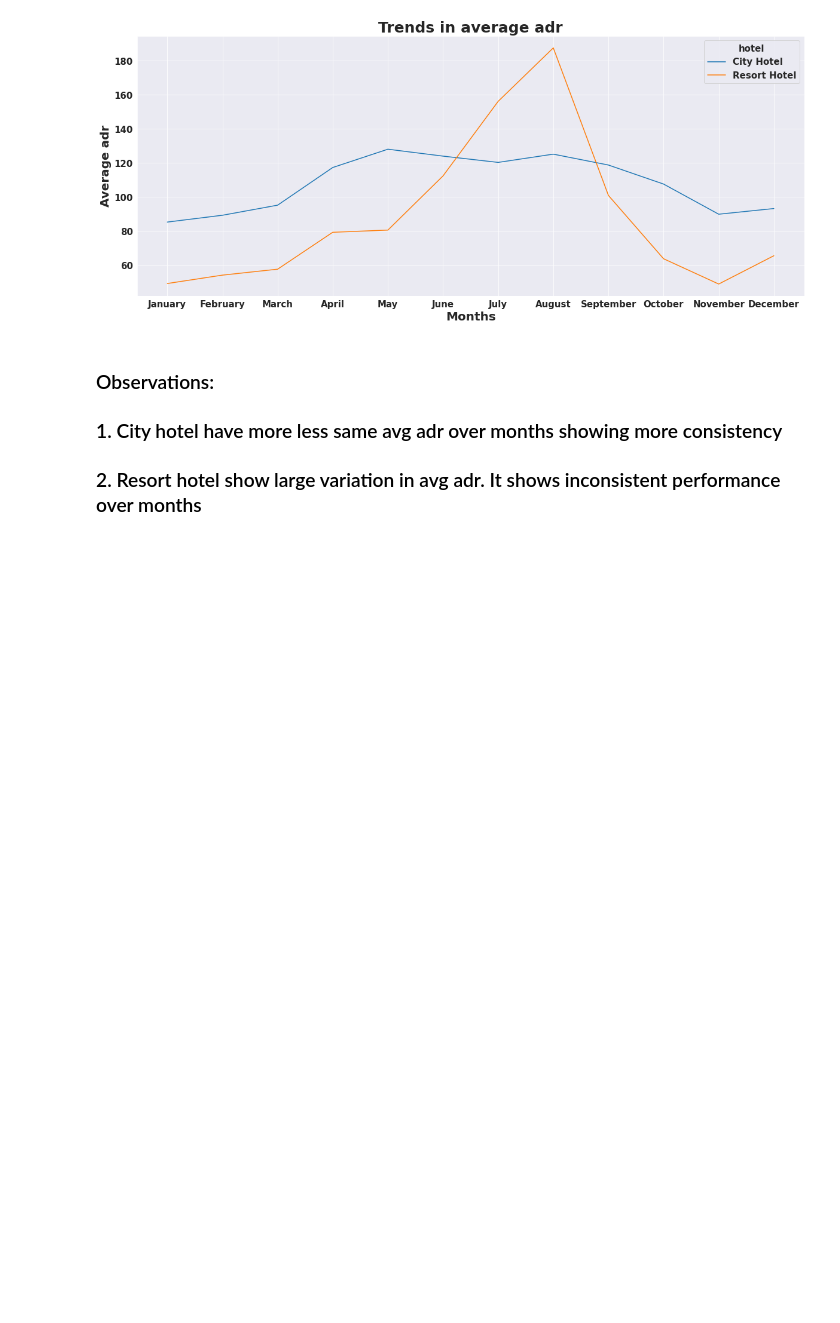
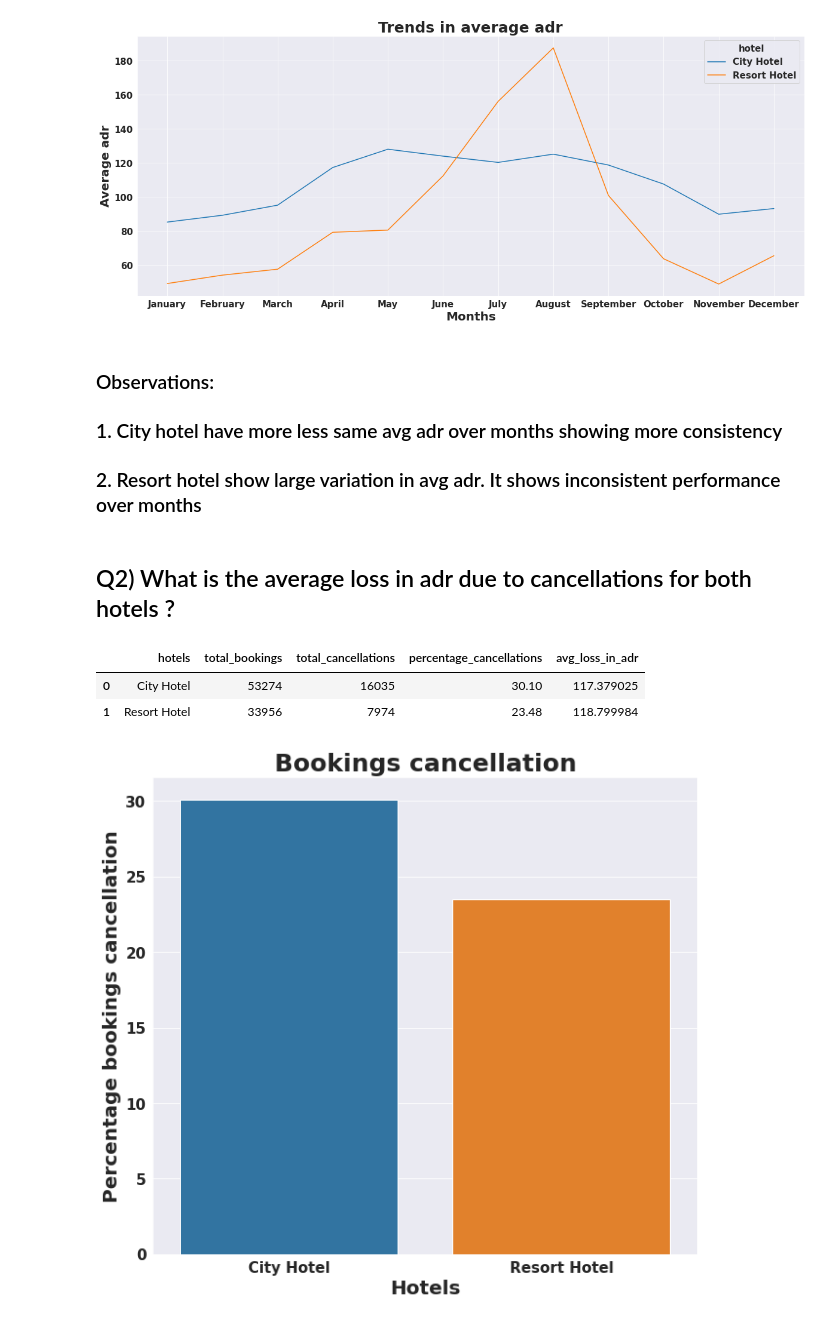
Before and after one commit to 7-sumit/Hotel-Booking-Analysis, a Jupyter notebook: Sumit_Berde_Hotel_Booking_Analysis_Capstone_Project.ipynb, the cells around one changed output. Drawn from its saved outputs; the diff is of its cells as text; code cells hidden in the pictures; blank space fills up the shorter version.

```diff
--- a/Sumit_Berde_Hotel_Booking_Analysis_Capstone_Project.ipynb
+++ b/Sumit_Berde_Hotel_Booking_Analysis_Capstone_Project.ipynb
@@ -570,3 +570,39 @@ plt.title('Trends in average adr');
 ### Observations:
 ### 1. City hotel have more less same avg adr over months showing more consistency
 ### 2. Resort hotel show large variation in avg adr. It shows inconsistent performance over months
+# %% [markdown]
+## Q2) What is the average loss in adr due to cancellations for both hotels ?
+# %%
+# Calculating total number of bookings for each hotels
+total_bookings = df1['hotel'].value_counts().reset_index().rename(columns={'index':'hotels','hotel':'total_bookings'})
+
+# Calculating total number of cancellations for each hotels
+cancellation_df = df1[df1['is_canceled']==1]
+total_cancellations = cancellation_df['hotel'].value_counts().reset_index().rename(columns={'index':'hotels','hotel':'total_cancellations'})
+
+# Merging the two dataframes
+merged_df = pd.merge(total_bookings,total_cancellations,how='inner',on='hotels')
+
+# Calculating percentage cancellation for each hotels
+merged_df['percentage_cancellations']= round((merged_df['total_cancellations']/merged_df['total_bookings'])*100,2)
+
+# Calculating avg loss in adr due to cancellations
+loss_in_adr = cancellation_df.groupby('hotel')['adr'].mean().reset_index().rename(columns={'hotel':'hotels','adr':'avg_loss_in_adr'})
+
+# Merging the two dataframes to get final df
+merged_df = pd.merge(merged_df,loss_in_adr,how='inner',on='hotels')
+
+merged_df
+# %% [output]
+|  | hotels | total_bookings | total_cancellations | percentage_cancellations | avg_loss_in_adr |
+| 0 | City Hotel | 53274 | 16035 | 30.10 | 117.379025 |
+| 1 | Resort Hotel | 33956 | 7974 | 23.48 | 118.799984 |
+# %%
+# Plotting a bar chart
+plt.figure(figsize=(10,9))
+sns.barplot(x='hotels',y='percentage_cancellations',data=merged_df)
+plt.xlabel('Hotels')
+plt.ylabel('Percentage bookings cancellation')
+plt.title('Bookings cancellation');
+# %% [output]
+[figure, added]
```
Also changed, not shown: parts of 3 cells of this notebook.
